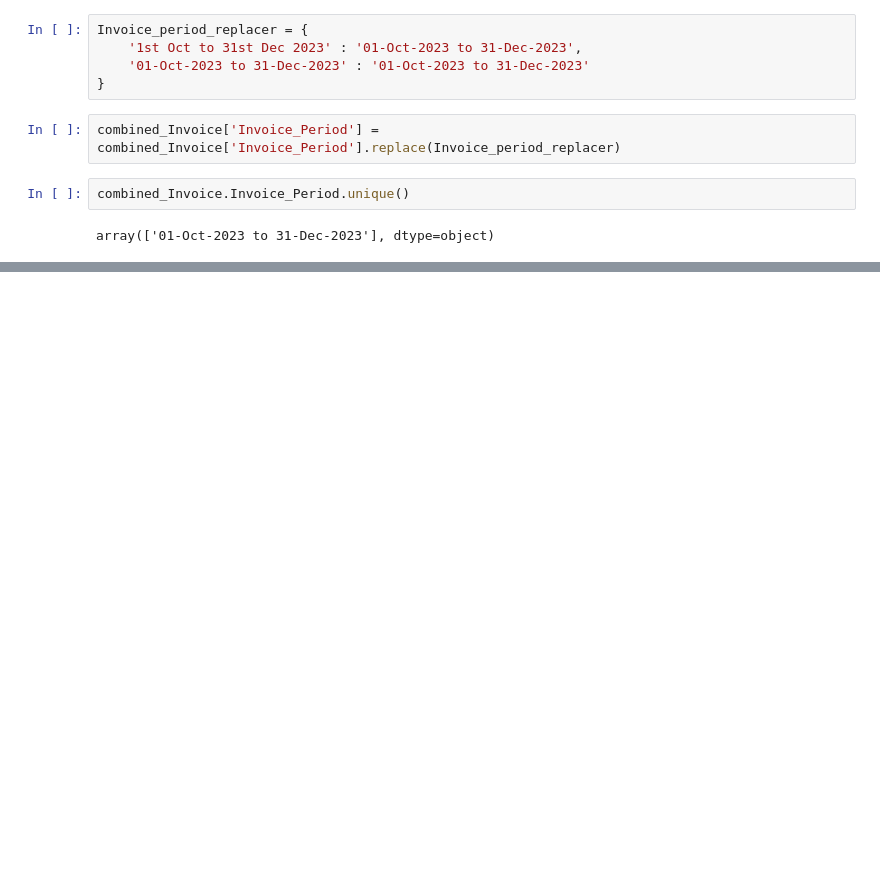
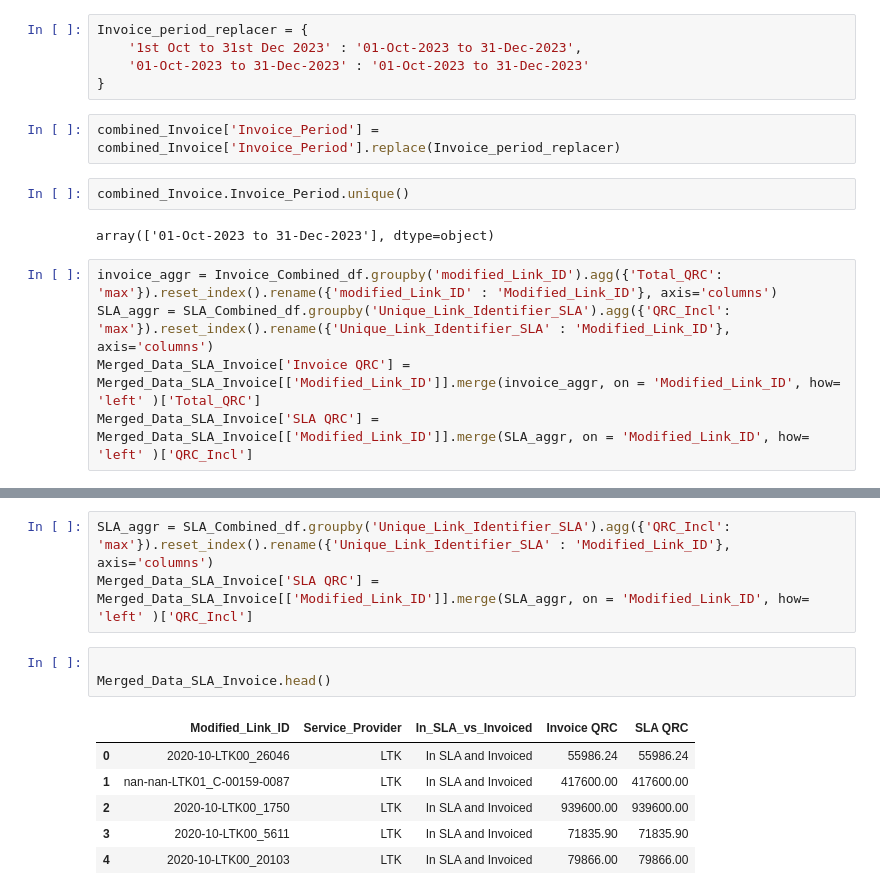
Before and after one commit to JackronyK/SLA_ETL, a Jupyter notebook: DataPipeline(db_to.sql).ipynb, the cells around one changed output, grey strips where cells are left out. Drawn from its saved outputs; the diff is of its cells as text; blank space fills up the shorter version.

```diff
--- a/DataPipeline(db_to.sql).ipynb
+++ b/DataPipeline(db_to.sql).ipynb
@@ -534,3 +542,8 @@ combined_Invoice['Invoice_Period'] = combined_Invoice['Invoice_Period'].replace(
 combined_Invoice.Invoice_Period.unique()
 # %% [output]
 array(['01-Oct-2023 to 31-Dec-2023'], dtype=object)
+# %%
+invoice_aggr = Invoice_Combined_df.groupby('modified_Link_ID').agg({'Total_QRC': 'max'}).reset_index().rename({'modified_Link_ID' : 'Modified_Link_ID'}, axis='columns')
+SLA_aggr = SLA_Combined_df.groupby('Unique_Link_Identifier_SLA').agg({'QRC_Incl': 'max'}).reset_index().rename({'Unique_Link_Identifier_SLA' : 'Modified_Link_ID'}, axis='columns')
+Merged_Data_SLA_Invoice['Invoice QRC'] = Merged_Data_SLA_Invoice[['Modified_Link_ID']].merge(invoice_aggr, on = 'Modified_Link_ID', how= 'left' )['Total_QRC']
+Merged_Data_SLA_Invoice['SLA QRC'] = Merged_Data_SLA_Invoice[['Modified_Link_ID']].merge(SLA_aggr, on = 'Modified_Link_ID', how= 'left' )['QRC_Incl']
@@ -536,0 +572,13 @@ array(['01-Oct-2023 to 31-Dec-2023'], dtype=object)
+# %%
+SLA_aggr = SLA_Combined_df.groupby('Unique_Link_Identifier_SLA').agg({'QRC_Incl': 'max'}).reset_index().rename({'Unique_Link_Identifier_SLA' : 'Modified_Link_ID'}, axis='columns')
+Merged_Data_SLA_Invoice['SLA QRC'] = Merged_Data_SLA_Invoice[['Modified_Link_ID']].merge(SLA_aggr, on = 'Modified_Link_ID', how= 'left' )['QRC_Incl']
+# %%
+
+Merged_Data_SLA_Invoice.head()
+# %% [output]
+|  | Modified_Link_ID | Service_Provider | In_SLA_vs_Invoiced | Invoice QRC | SLA QRC |
+| 0 | 2020-10-LTK00_26046 | LTK | In SLA and Invoiced | 55986.24 | 55986.24 |
+| 1 | nan-nan-LTK01_C-00159-0087 | LTK | In SLA and Invoiced | 417600.00 | 417600.00 |
+| 2 | 2020-10-LTK00_1750 | LTK | In SLA and Invoiced | 939600.00 | 939600.00 |
+| 3 | 2020-10-LTK00_5611 | LTK | In SLA and Invoiced | 71835.90 | 71835.90 |
+| 4 | 2020-10-LTK00_20103 | LTK | In SLA and Invoiced | 79866.00 | 79866.00 |
```
Also changed, not shown: parts of 6 cells of this notebook, 4 other files.
